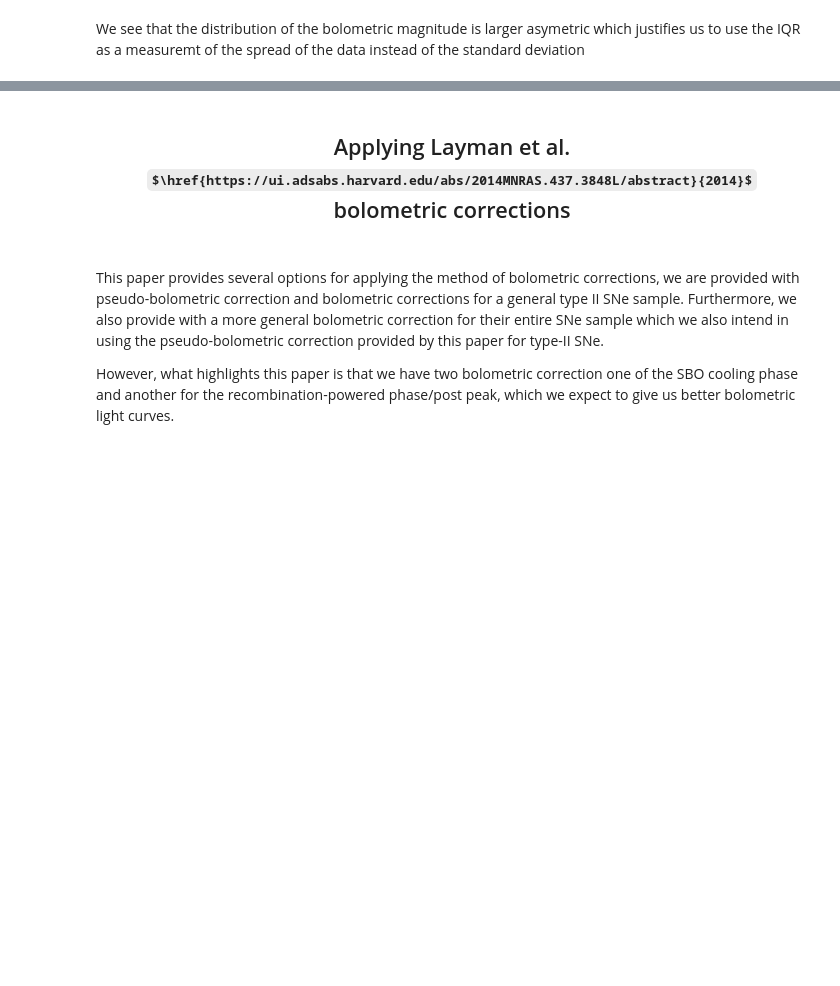
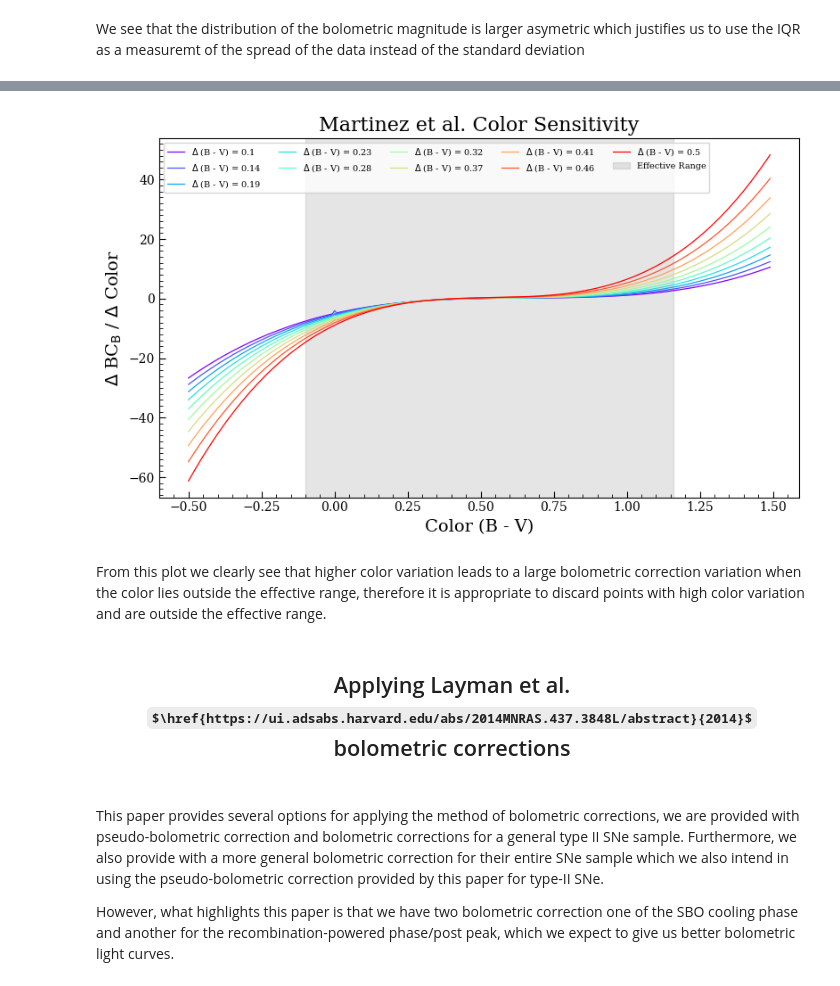
Before and after one commit to 159Patrick159/ZN-7090, a Jupyter notebook: Scripts/Generating Bolometric Light Curves.ipynb, the cells around one changed output, grey strips where cells are left out. Saved outputs shown, nothing was run; the diff lists cells and outputs as text; code cells hidden in the pictures; some formulas as TeX source; blank space fills up the shorter version.

```diff
--- a/Scripts/Generating Bolometric Light Curves.ipynb
+++ b/Scripts/Generating Bolometric Light Curves.ipynb
@@ -447,0 +449,39 @@ We notice that in our color evolution plot our two data points are outside the e
+# %%
+# Set up correction coefficients
+c0, c1, c2, c3, c4 = -0.740, 4.472, -9.637, 9.075, -3.290
+
+# Define BC with coefficients
+BC  = lambda x: c0 + c1*x + c2*x**2 + c3*x**3 + c4*x**4
+
+# Define array of coeff
+Martinez_coeff = [c0,c1,c2,c3,c4]
+
+# Set up color domain
+color_domain = np.arange(-0.5,1.5,0.01)
+
+# Set up percentages array
+percentages = np.linspace(0.1,0.5,10)
+# %%
+from Helpers import Probe_sensitivity
+import matplotlib
+fig, a0 = plt.subplots(figsize=(gr*5,5),ncols=1)
+n=10
+
+color = matplotlib.cm.rainbow(np.linspace(0, 1, n))
+for i, c in zip(range(n), color):
+    sens = Probe_sensitivity(color_domain,percentages[i],Martinez_coeff)
+    a0.plot(color_domain,sens,c=c,linewidth=0.9,label='$\Delta$ (B - V) = {}'.format(round(percentages[i],2)))
+    a0.set_xlabel("Color (B - V)",fontsize=14)
+    a0.set_ylabel(r"$\Delta$ BC$_\mathrm{B}$ / $\Delta$ Color",fontsize=14)
+    a0.set_title("Martinez et al. Color Sensitivity",fontsize=16)
+
+a0.axvspan(-0.1, 1.16 , alpha=0.2, color='gray',label="Effective Range")
+a0.legend(loc='upper left',ncol=5,fancybox=True,prop={'size':7})
+a0.yaxis.set_minor_locator(MultipleLocator(2))
+a0.xaxis.set_minor_locator(MultipleLocator(0.05))
+plt.tight_layout()
+plt.show()
+# %% [output]
+[figure, added]
+# %% [markdown]
+From this plot we clearly see that higher color variation leads to a large bolometric correction variation when the color lies outside the effective range, therefore it is appropriate to discard points with high color variation and are outside the effective range.
```
Also changed, not shown: parts of 15 cells of this notebook, 2 other files.
